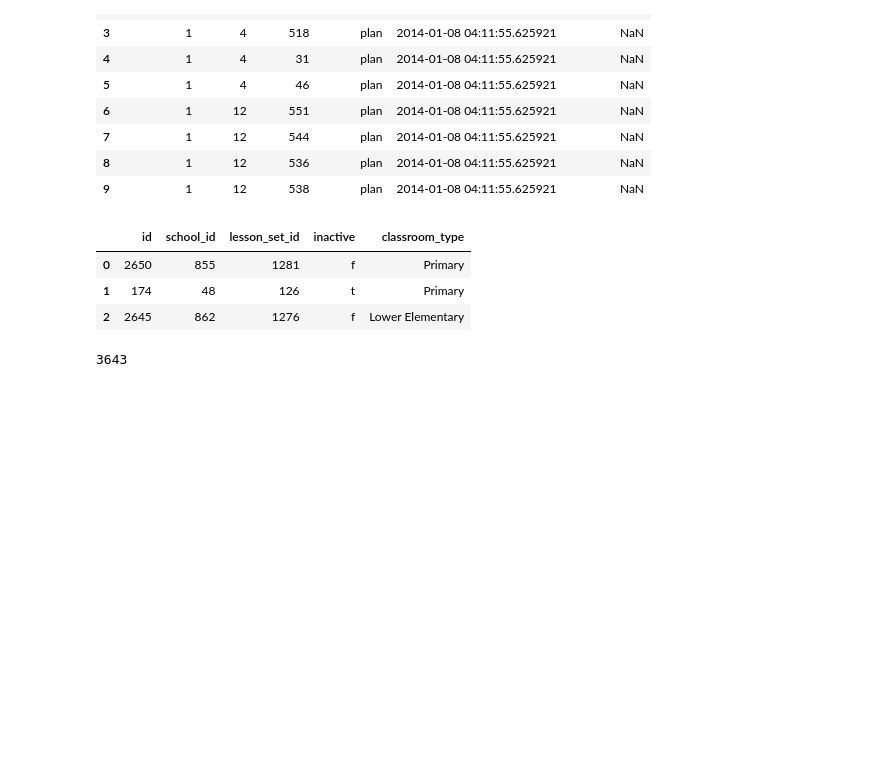
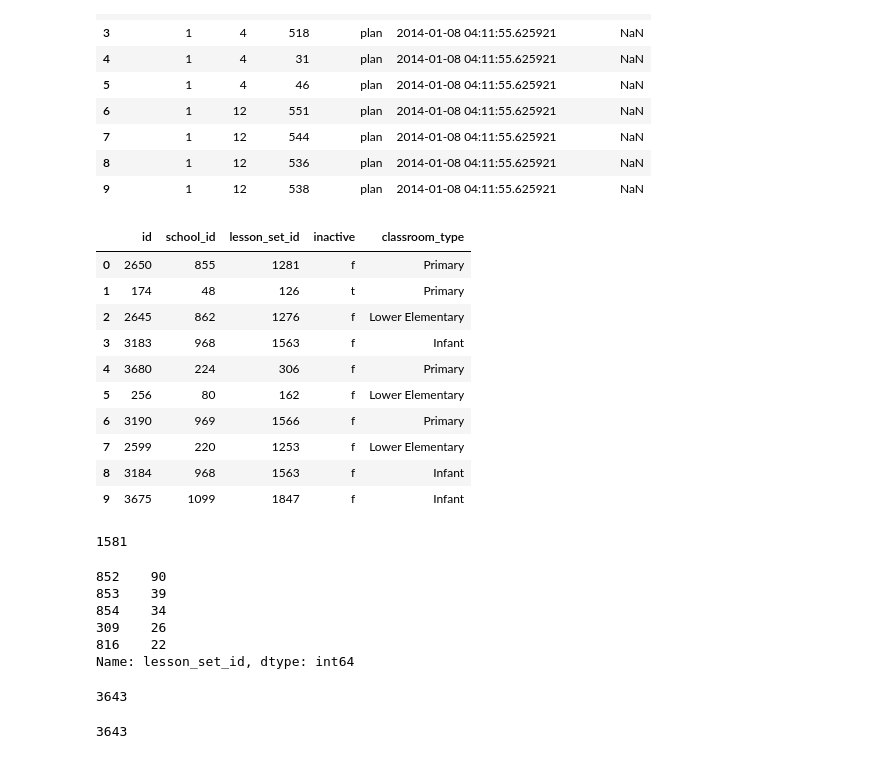
Before and after one commit to pgeurin/seniorskipday, a Jupyter notebook: src/eda.ipynb, the cells around one changed output. Cells and saved outputs as stored; diff of their text form; code cells hidden in the pictures; blank space fills up the shorter version.

```diff
--- a/src/eda.ipynb
+++ b/src/eda.ipynb
@@ -245,12 +245,36 @@ planning_events.head(10)
 | 8 | 1 | 12 | 536 | plan | 2014-01-08 04:11:55.625921 | NaN |
 | 9 | 1 | 12 | 538 | plan | 2014-01-08 04:11:55.625921 | NaN |
 # %%
-classrooms.head(3)
+classrooms.head(10)
 # %% [output]
 |  | id | school_id | lesson_set_id | inactive | classroom_type |
 | 0 | 2650 | 855 | 1281 | f | Primary |
 | 1 | 174 | 48 | 126 | t | Primary |
 | 2 | 2645 | 862 | 1276 | f | Lower Elementary |
+| 3 | 3183 | 968 | 1563 | f | Infant |
+| 4 | 3680 | 224 | 306 | f | Primary |
+| 5 | 256 | 80 | 162 | f | Lower Elementary |
+| 6 | 3190 | 969 | 1566 | f | Primary |
+| 7 | 2599 | 220 | 1253 | f | Lower Elementary |
+| 8 | 3184 | 968 | 1563 | f | Infant |
+| 9 | 3675 | 1099 | 1847 | f | Infant |
+# %%
+len(classrooms.lesson_set_id.unique())
+# %% [output]
+1581
+# %%
+classrooms.lesson_set_id.value_counts().head(5)
+# %% [output]
+852    90
+853    39
+854    34
+309    26
+816    22
+Name: lesson_set_id, dtype: int64
+# %%
+len(classrooms)
+# %% [output]
+3643
 # %%
 len(classrooms.id.unique())
 # %% [output]
```
Also changed, not shown: parts of 15 cells of this notebook.
